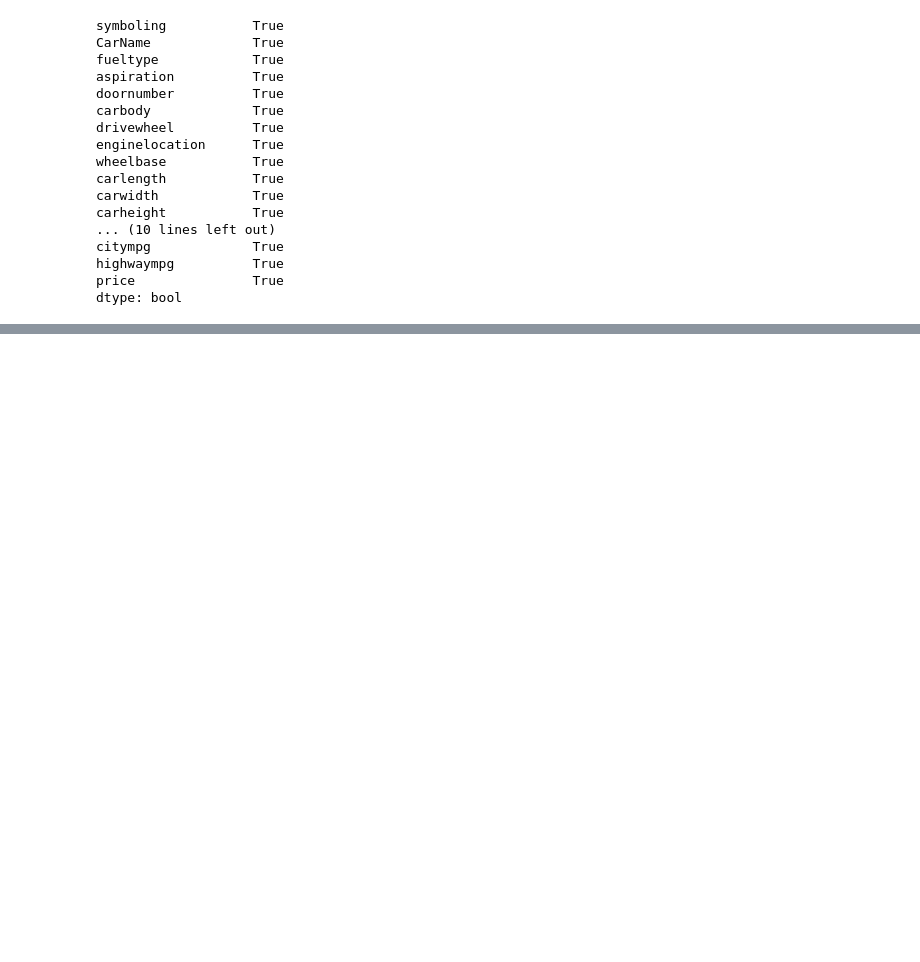
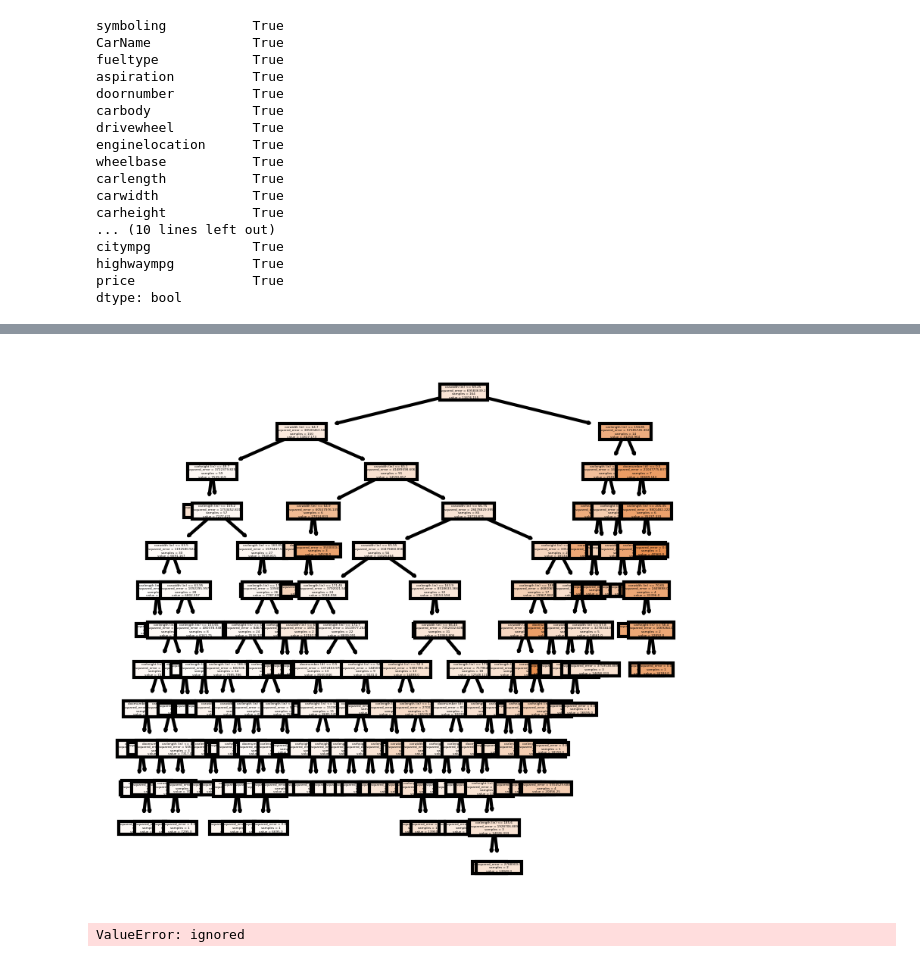
Before and after one commit to Katlynn23/Project1, a Jupyter notebook: Project1.ipynb, the cells around one changed output, grey strips where cells are left out. Saved outputs shown, nothing was run; the diff lists cells and outputs as text; code cells hidden in the pictures; blank space fills up the shorter version.

```diff
--- a/Project1.ipynb
+++ b/Project1.ipynb
@@ -149,0 +247,19 @@ dtype: bool
+# %%
+import matplotlib.pyplot as plt
+fn=['doornumber (#)','carlength (in)','carwidth (in)','carheight (in)']
+cn=['price']
+fig, axes = plt.subplots(nrows = 1,ncols = 1,figsize = (3,3), dpi=300)
+tree.plot_tree(dt,
+               feature_names = fn,
+               class_names=cn,
+               filled = True);
+# %% [output]
+[figure, added]
+# %%
+from sklearn.neighbors import KNeighborsClassifier
+dt = tree.DecisionTreeClassifier(random_state = 0)
+dt.fit(train_data,train_sln)
+prediction = dt.predict(test_data)
+print("Accuracy:", metrics.accuracy_score(test_sln,prediction))
+# %% [output]
+ValueError: ignored
```
Also changed, not shown: parts of 10 cells of this notebook.
